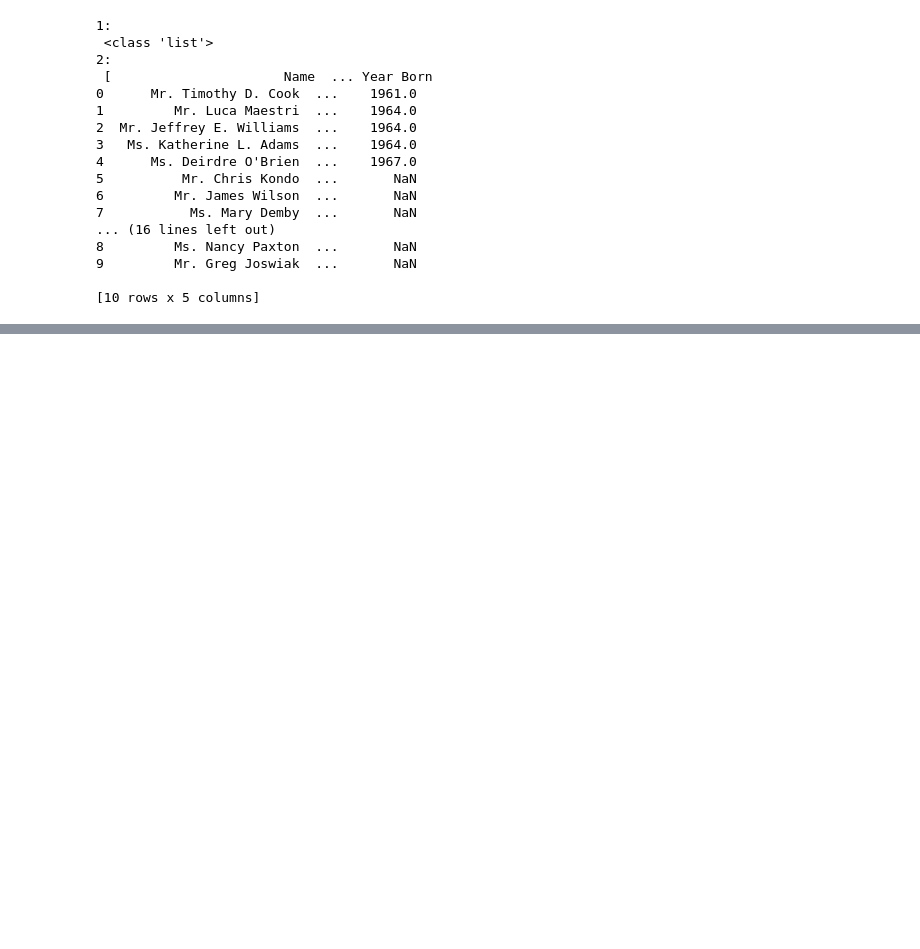
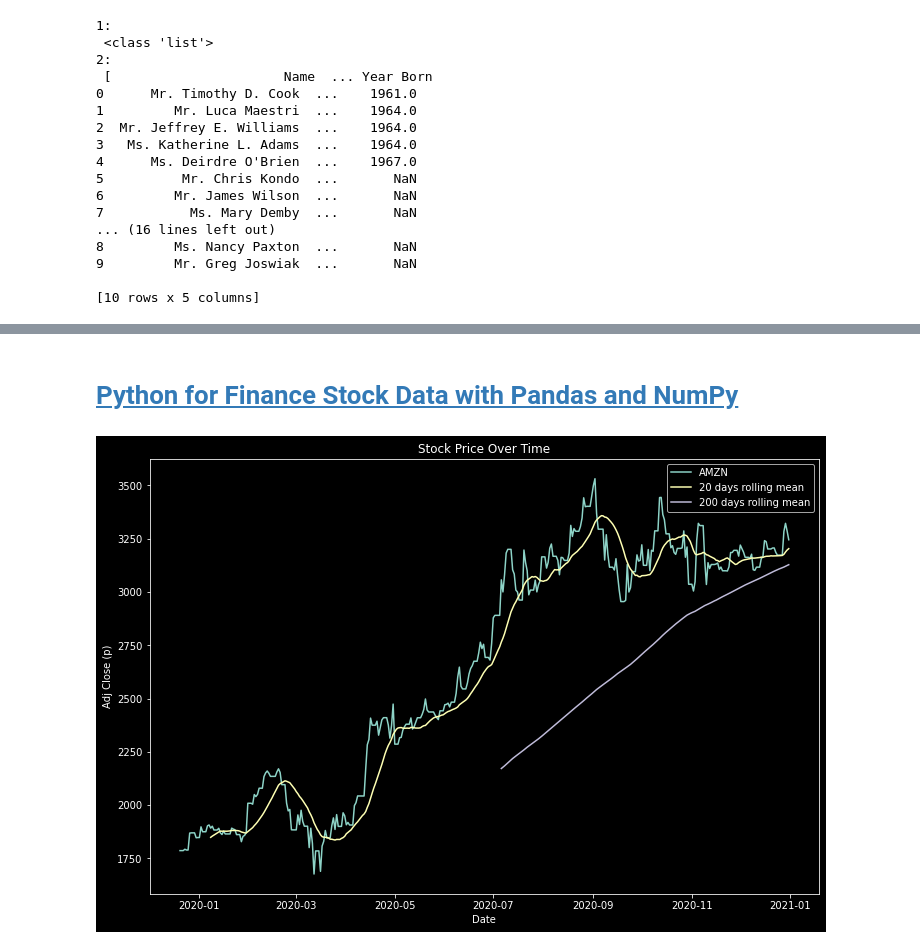
Before and after one commit to davidzheng66/python3, a Jupyter notebook: pandas/pandas1.ipynb, the cells around one changed output, grey strips where cells are left out. Saved outputs shown, nothing was run; the diff lists cells and outputs as text; code cells hidden in the pictures; blank space fills up the shorter version.

Commit message:
Add plotting stocks

```diff
--- a/pandas/pandas1.ipynb
+++ b/pandas/pandas1.ipynb
@@ -1703,0 +1686,61 @@ index =  0
+# %% [markdown]
+# [Python for Finance Stock Data with Pandas and NumPy](https://www.youtube.com/watch?v=DOHg16zcUCc)
+# %%
+from pandas_datareader import data
+from pandas_datareader._utils import RemoteDataError
+import matplotlib.pyplot as plt
+import pandas as pd
+import numpy as np
+from datetime import datetime
+
+start_date = '2019-12-20'
+end_date = str(datetime.now().strftime('%Y-%m-%d'))
+
+uk_stock = 'UU.L'
+usa_stock = 'AMZN'
+
+def get_stats(stock_data):
+  return {
+      'last': np.mean(stock_data.tail(1)),
+      'short mean': np.mean(stock_data.tail(20)),
+      'long mean': np.mean(stock_data.tail(200)),
+      'short_rolling': stock_data.rolling(window=20).mean(),
+      'long_rolling': stock_data.rolling(window=200).mean(),
+  }
+
+def clean_data(stock_data, col):
+  weekdays = pd.date_range(start=start_date, end=end_date)
+  clean_data = stock_data[col].reindex(weekdays)
+  return clean_data.fillna(method='ffill')
+
+def create_plot(stock_data, ticker):
+  stats = get_stats(stock_data)
+
+  plt.style.use('dark_background')
+  plt.subplots(figsize=(12,8))
+
+  plt.plot(stock_data, label=ticker)
+  plt.plot(stats['short_rolling'], label='20 days rolling mean')
+  plt.plot(stats['long_rolling'], label='200 days rolling mean')
+  plt.xlabel('Date')
+  plt.ylabel('Adj Close (p)')
+  plt.legend()
+  plt.title('Stock Price Over Time')
+  plt.style
+
+  plt.show()
+
+def get_data(ticker):
+  try:
+    stock_data = data.DataReader(ticker, 'yahoo', start_date, end_date)
+    # print('\nticker = ', ticker, stock_data)
+    adj_close = (clean_data(stock_data, 'Adj Close'))
+    # print(get_stats(adj_close))
+    create_plot(adj_close, ticker)
+  except RemoteDataError:
+    print('No data found for {t}'.formart(t=ticker))
+
+# get_data(uk_stock)
+get_data(usa_stock)
+# %% [output]
+[figure, added]
```
Also changed, not shown: parts of 2 cells of this notebook.
